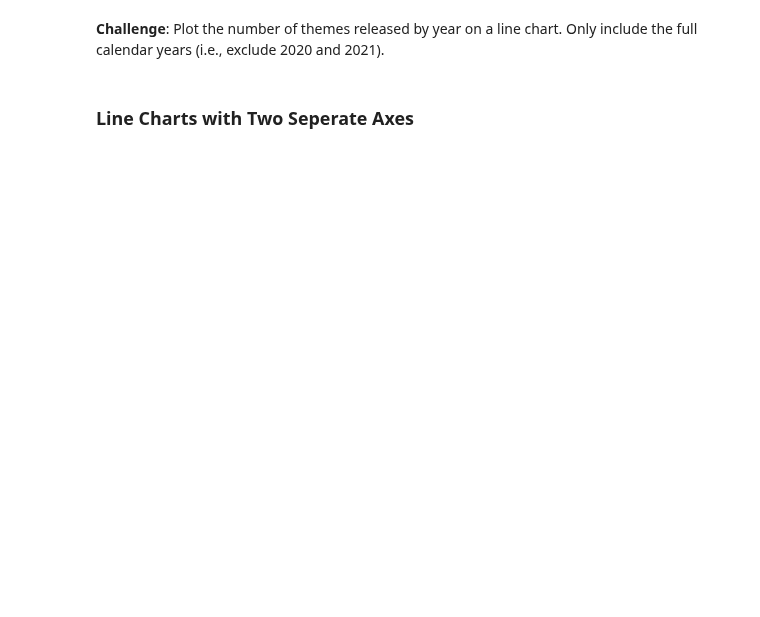
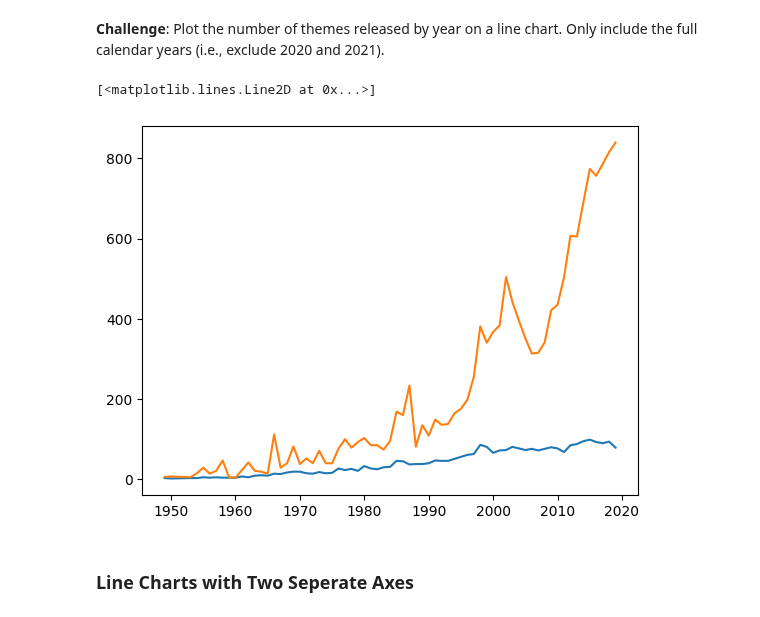
Before and after one commit to shadow19941019/100_day_of_code, a Jupyter notebook: Lego_Analysis_for_Course_(start).ipynb, the cells around one changed output. Drawn from its saved outputs; the diff is of its cells as text; code cells hidden in the pictures; blank space fills up the shorter version.

```diff
--- a/Lego_Analysis_for_Course_(start).ipynb
+++ b/Lego_Analysis_for_Course_(start).ipynb
@@ -57,3 +149,9 @@ Note that the .csv file is from late 2020, so to plot the full calendar years, y
 ### Aggregate Data with the Python .agg() Function
 
 Let's work out the number of different themes shipped by year. This means we have to count the number of unique theme_ids per calendar year.
+# %%
+themes_by_year=sets.groupby('year').agg({
+    'theme_id':'nunique',
+    'set_num':'count'
+    })
+print(themes_by_year)
@@ -60,4 +174,10 @@ Let's work out the number of different themes shipped by year. This means we hav
 # %% [markdown]
 **Challenge**: Plot the number of themes released by year on a line chart. Only include the full calendar years (i.e., exclude 2020 and 2021).
+# %%
+plt.plot(themes_by_year.index[:-2],themes_by_year['theme_id'][:-2])
+plt.plot(themes_by_year.index[:-2],themes_by_year['set_num'][:-2])
+# %% [output]
+[<matplotlib.lines.Line2D at 0x...>]
+[figure, added]
 # %% [markdown]
 ### Line Charts with Two Seperate Axes
```
Also changed, not shown: parts of 16 cells of this notebook.
